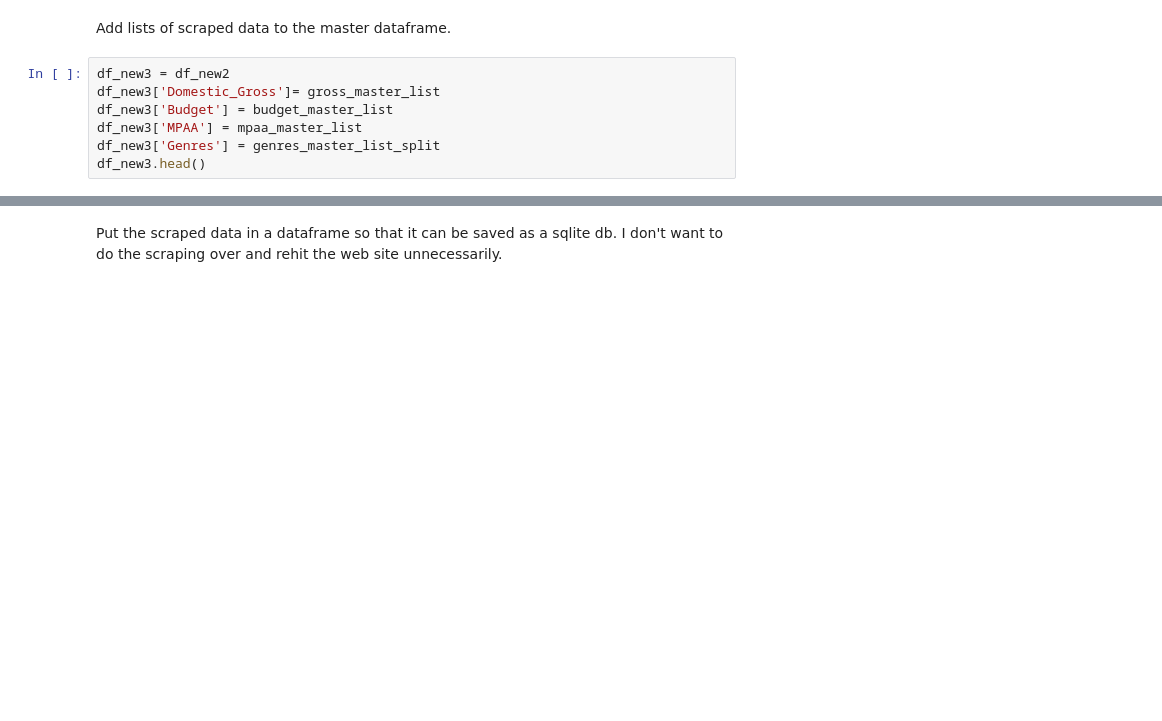
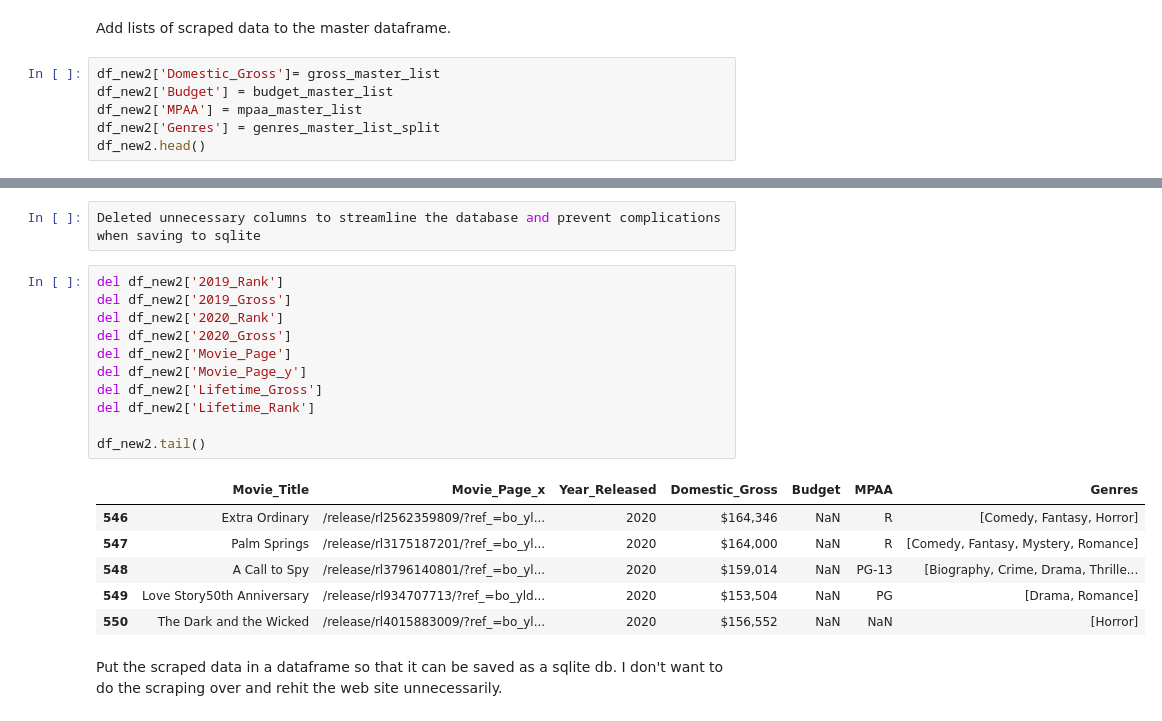
Before and after one commit to PauletteJ/Module01-Final-Project, a Jupyter notebook: index.ipynb, the cells around one changed output, grey strips where cells are left out. Cells and saved outputs as stored; diff of their text form; blank space fills up the shorter version.

Commit message:
Notebook Cleanup
Deleted unnecessary code, added annotation through taking dollar signs and commas out of Domestic Gross and Budget

```diff
--- a/index.ipynb
+++ b/index.ipynb
@@ -368,12 +368,11 @@ genres_master_list_split[:5]
 # %% [markdown]
 Add lists of scraped data to the master dataframe.
 # %%
-df_new3 = df_new2
-df_new3['Domestic_Gross']= gross_master_list
-df_new3['Budget'] = budget_master_list
-df_new3['MPAA'] = mpaa_master_list
-df_new3['Genres'] = genres_master_list_split
-df_new3.head()
+df_new2['Domestic_Gross']= gross_master_list
+df_new2['Budget'] = budget_master_list
+df_new2['MPAA'] = mpaa_master_list
+df_new2['Genres'] = genres_master_list_split
+df_new2.head()
 # %% [output]
 |  | Lifetime_Rank | Movie_Title | Movie_Page_x | Lifetime_Gross | Year_Released | 2019_Rank | Movie_Page_y | ... |
 | 0 | 1 | Avengers: Endgame | /title/tt4154796/?ref_=bo_cso_tab... | $2,797,800,564 | 2019 | 1 | /release/rl3059975681/?ref_=bo_yl... | ... |
@@ -398,3 +383,23 @@ df_new3.tail()
+# %%
+Deleted unnecessary columns to streamline the database and prevent complications when saving to sqlite
+# %%
+del df_new2['2019_Rank']
+del df_new2['2019_Gross']
+del df_new2['2020_Rank']
+del df_new2['2020_Gross']
+del df_new2['Movie_Page']
+del df_new2['Movie_Page_y']
+del df_new2['Lifetime_Gross']
+del df_new2['Lifetime_Rank']
+
+df_new2.tail()
+# %% [output]
+|  | Movie_Title | Movie_Page_x | Year_Released | Domestic_Gross | Budget | MPAA | Genres |
+| 546 | Extra Ordinary | /release/rl2562359809/?ref_=bo_yl... | 2020 | $164,346 | NaN | R | [Comedy, Fantasy, Horror] |
+| 547 | Palm Springs | /release/rl3175187201/?ref_=bo_yl... | 2020 | $164,000 | NaN | R | [Comedy, Fantasy, Mystery, Romance] |
+| 548 | A Call to Spy | /release/rl3796140801/?ref_=bo_yl... | 2020 | $159,014 | NaN | PG-13 | [Biography, Crime, Drama, Thrille... |
+| 549 | Love Story50th Anniversary | /release/rl934707713/?ref_=bo_yld... | 2020 | $153,504 | NaN | PG | [Drama, Romance] |
+| 550 | The Dark and the Wicked | /release/rl4015883009/?ref_=bo_yl... | 2020 | $156,552 | NaN | NaN | [Horror] |
 # %% [markdown]
 Put the scraped data in a dataframe so that it can be saved as a sqlite db. I don't want to do the scraping over and rehit the web site unnecessarily.
 # %%
```
Also changed, not shown: parts of 24 cells of this notebook, 1 other file.
